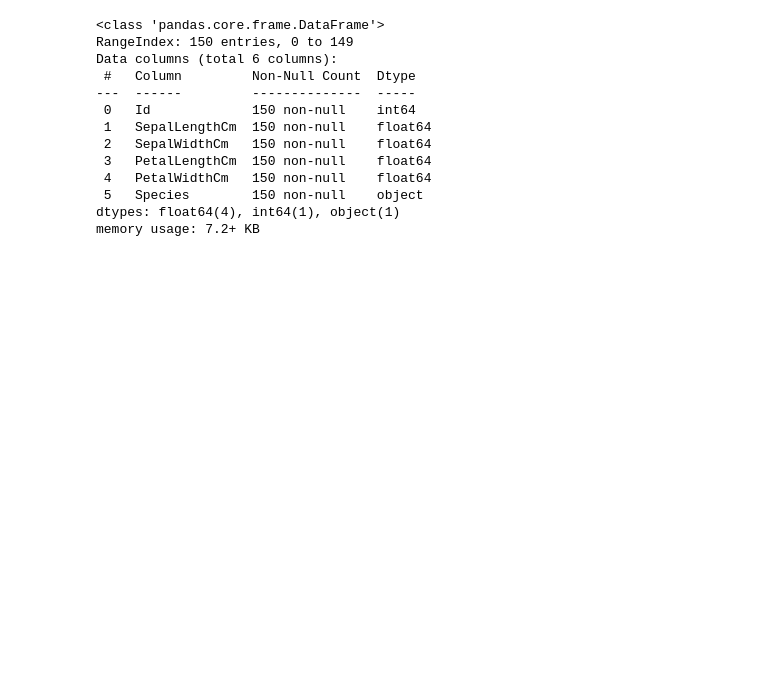
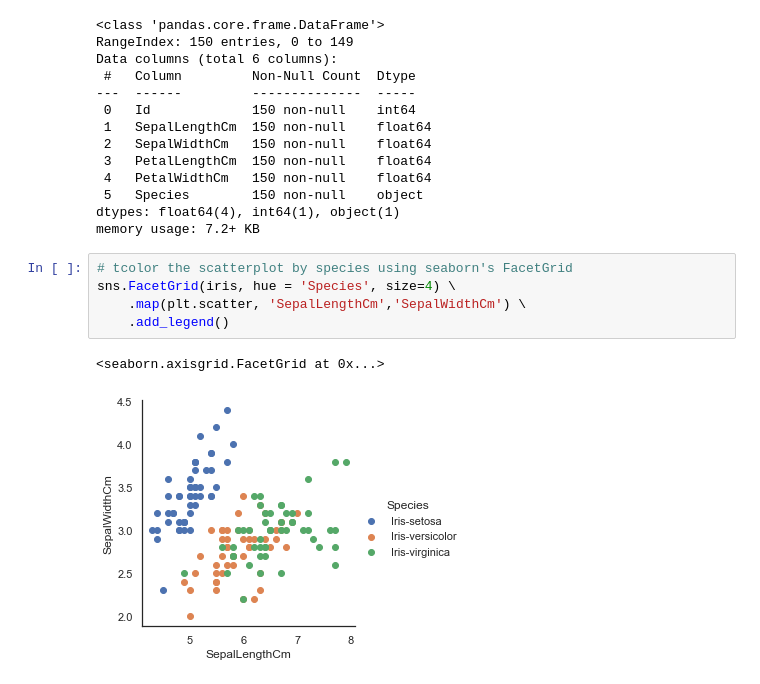
Before and after one commit to ogbeiedward/IrisDatasetProject, a Jupyter notebook: IrisDatasetProject.ipynb, the cells around one changed output. Saved outputs shown, nothing was run; the diff lists cells and outputs as text; blank space fills up the shorter version.

```diff
--- a/IrisDatasetProject.ipynb
+++ b/IrisDatasetProject.ipynb
@@ -70,3 +70,11 @@ Data columns (total 6 columns):
  5   Species        150 non-null    object
 dtypes: float64(4), int64(1), object(1)
 memory usage: 7.2+ KB
+# %%
+# tcolor the scatterplot by species using seaborn's FacetGrid
+sns.FacetGrid(iris, hue = 'Species', size=4) \
+    .map(plt.scatter, 'SepalLengthCm','SepalWidthCm') \
+    .add_legend()
+# %% [output]
+<seaborn.axisgrid.FacetGrid at 0x...>
+[figure, added]
```
Also changed, not shown: parts of 16 cells of this notebook.
